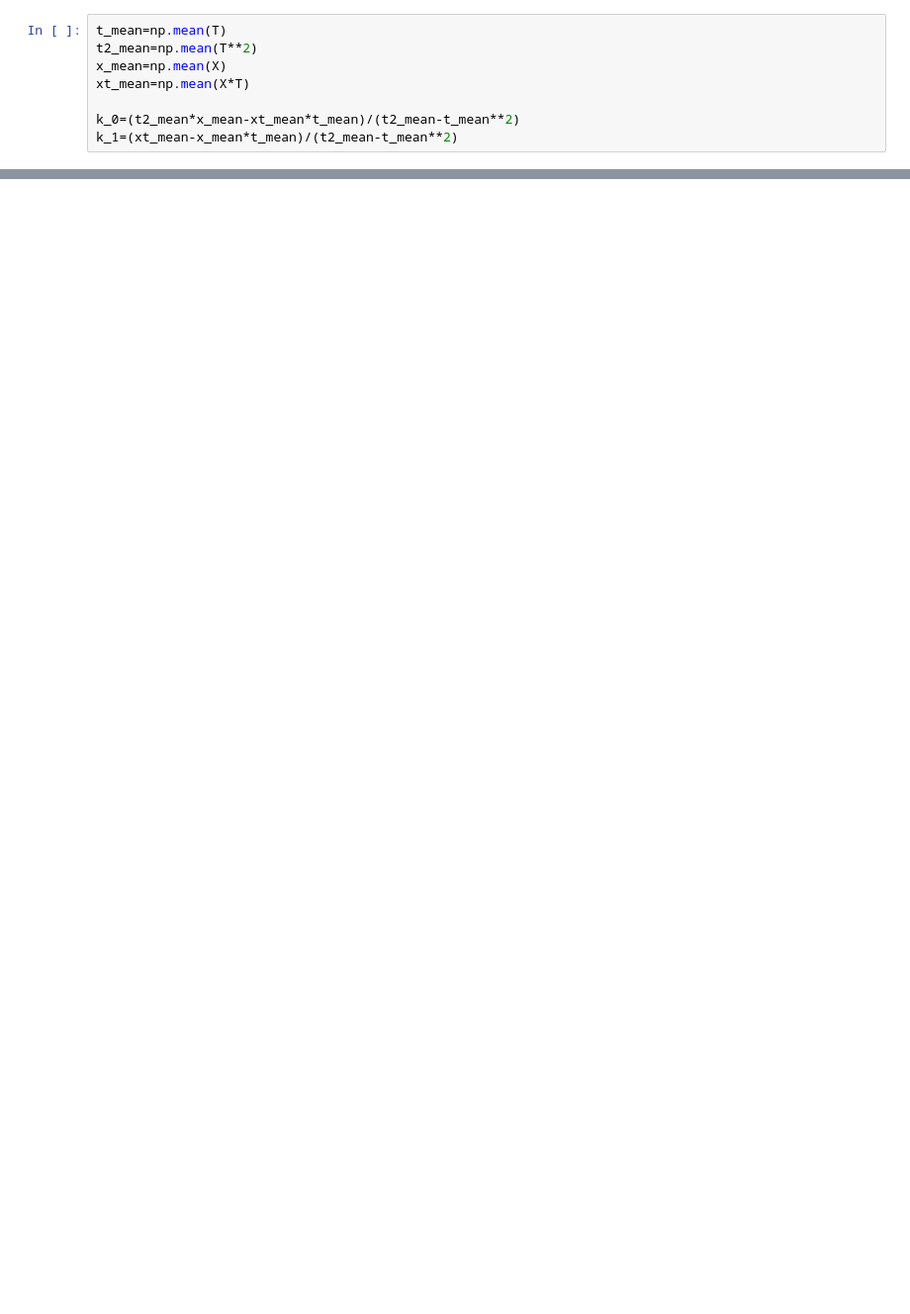
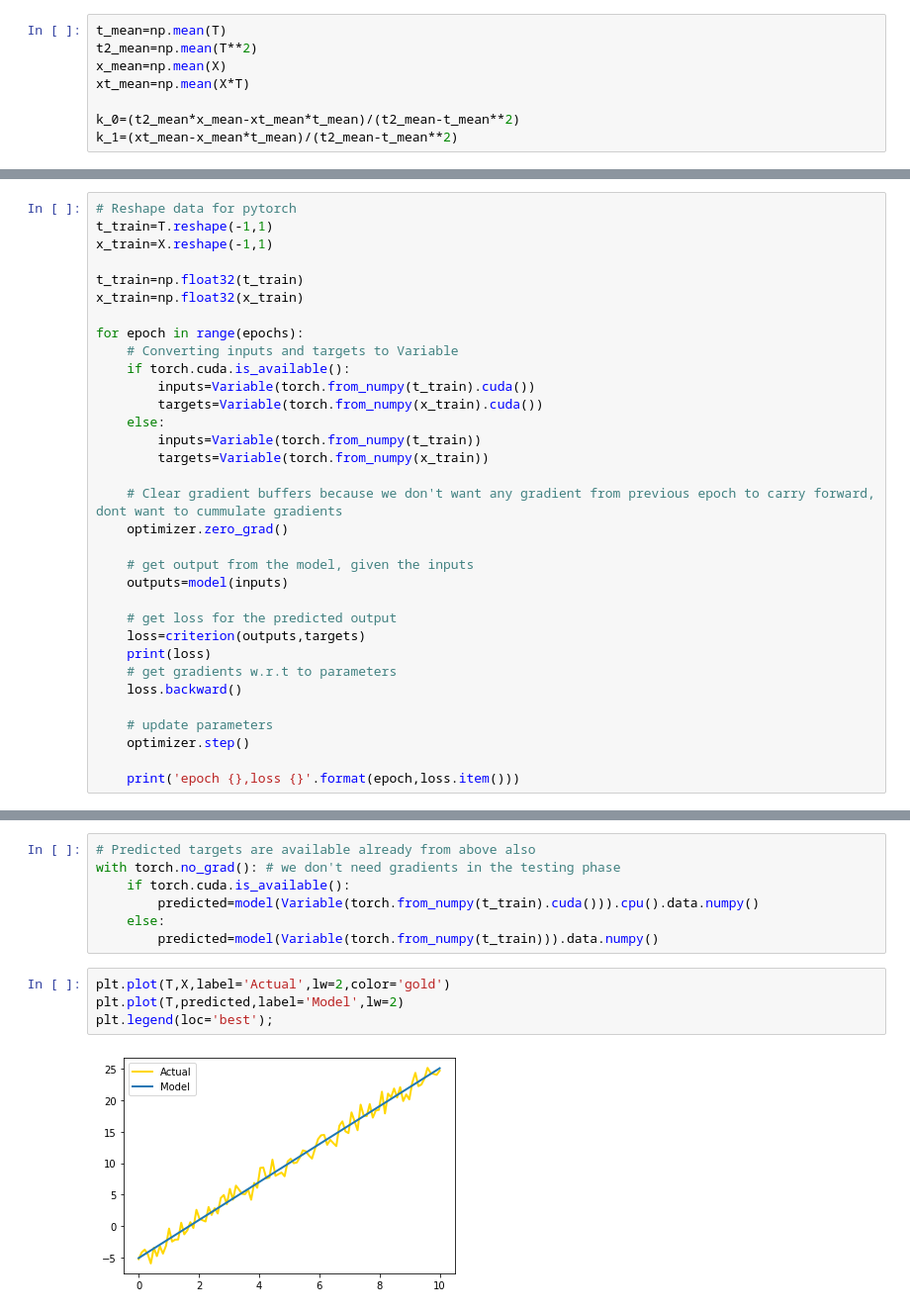
Before and after one commit to steventsengXD/Probability-Statistics, a Jupyter notebook: Intro_Regression.ipynb, the cells around one changed output, grey strips where cells are left out. Shown at 99% size. Saved outputs shown, nothing was run; the diff lists cells and outputs as text; blank space fills up the shorter version.

Commit message:
Added linear regression through pytorch

```diff
--- a/Intro_Regression.ipynb
+++ b/Intro_Regression.ipynb
@@ -60,0 +106,33 @@ k_0= -5.1740370138763945  k_1= 3.0338771337065533
+# %%
+# Reshape data for pytorch
+t_train=T.reshape(-1,1)
+x_train=X.reshape(-1,1)
+
+t_train=np.float32(t_train)
+x_train=np.float32(x_train)
+
+for epoch in range(epochs):
+    # Converting inputs and targets to Variable
+    if torch.cuda.is_available():
+        inputs=Variable(torch.from_numpy(t_train).cuda())
+        targets=Variable(torch.from_numpy(x_train).cuda())
+    else:
+        inputs=Variable(torch.from_numpy(t_train))
+        targets=Variable(torch.from_numpy(x_train))
+
+    # Clear gradient buffers because we don't want any gradient from previous epoch to carry forward, dont want to cummulate gradients
+    optimizer.zero_grad()
+
+    # get output from the model, given the inputs
+    outputs=model(inputs)
+
+    # get loss for the predicted output
+    loss=criterion(outputs,targets)
+    print(loss)
+    # get gradients w.r.t to parameters
+    loss.backward()
+
+    # update parameters
+    optimizer.step()
+
+    print('epoch {},loss {}'.format(epoch,loss.item()))
@@ -62,0 +166,13 @@ k_0= -5.1740370138763945  k_1= 3.0338771337065533
+# %%
+# Predicted targets are available already from above also
+with torch.no_grad(): # we don't need gradients in the testing phase
+    if torch.cuda.is_available():
+        predicted=model(Variable(torch.from_numpy(t_train).cuda())).cpu().data.numpy()
+    else:
+        predicted=model(Variable(torch.from_numpy(t_train))).data.numpy()
+# %%
+plt.plot(T,X,label='Actual',lw=2,color='gold')
+plt.plot(T,predicted,label='Model',lw=2)
+plt.legend(loc='best');
+# %% [output]
+[figure, added]
```
Also changed, not shown: parts of 15 cells of this notebook.
